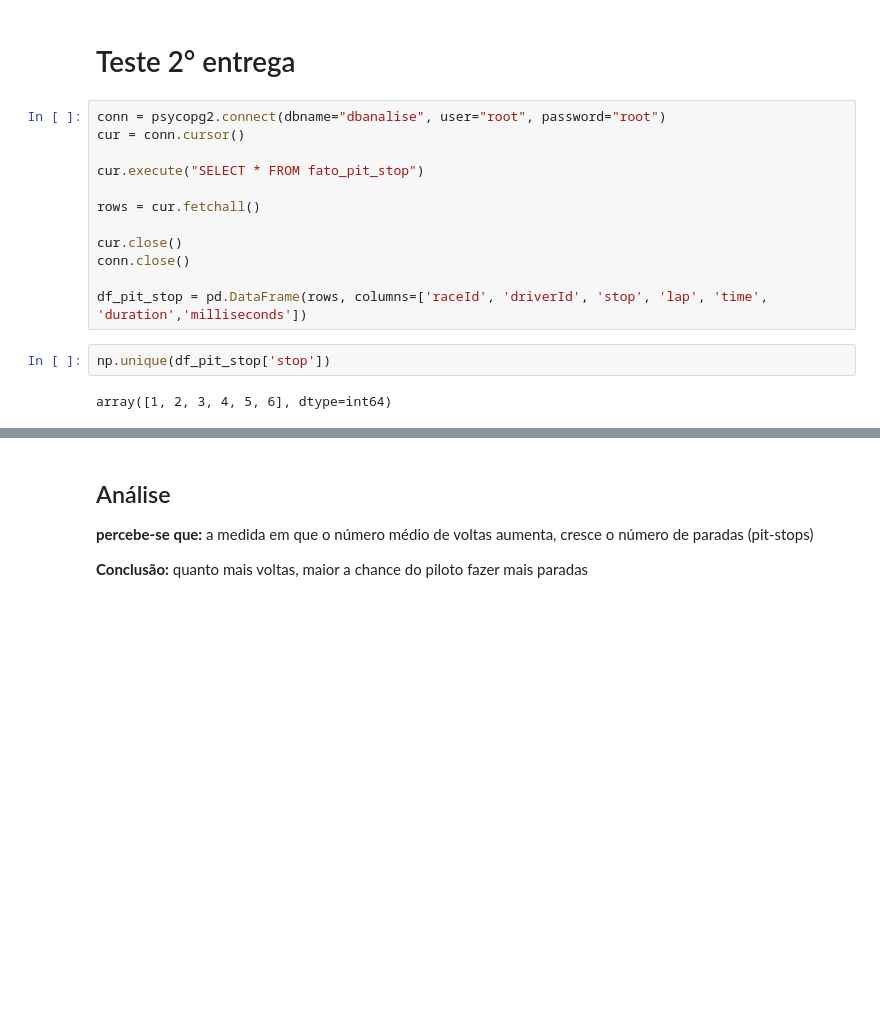
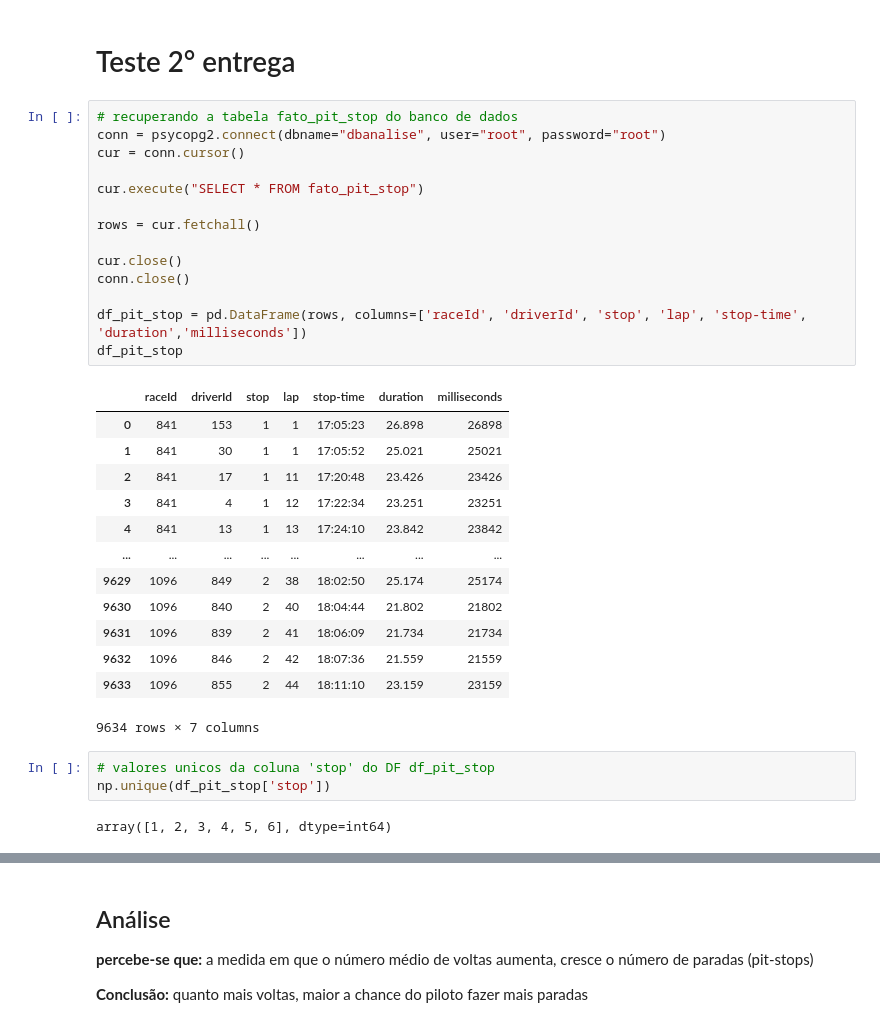
Before and after one commit to SouzaGabriel26/projeto-integrador3, a Jupyter notebook: leituraDados.ipynb, the cells around one changed output, grey strips where cells are left out. Cells and saved outputs as stored; diff of their text form; blank space fills up the shorter version.

```diff
--- a/leituraDados.ipynb
+++ b/leituraDados.ipynb
@@ -119,18 +120,35 @@ df_dimensao_circuito.head()
 # %% [markdown]
 # Teste 2° entrega
 # %%
+# recuperando a tabela fato_pit_stop do banco de dados
 conn = psycopg2.connect(dbname="dbanalise", user="root", password="root")
 cur = conn.cursor()
 
 cur.execute("SELECT * FROM fato_pit_stop")
 
 rows = cur.fetchall()
 
 cur.close()
 conn.close()
 
-df_pit_stop = pd.DataFrame(rows, columns=['raceId', 'driverId', 'stop', 'lap', 'time', 'duration','milliseconds'])
+df_pit_stop = pd.DataFrame(rows, columns=['raceId', 'driverId', 'stop', 'lap', 'stop-time', 'duration','milliseconds'])
+df_pit_stop
+# %% [output]
+|  | raceId | driverId | stop | lap | stop-time | duration | milliseconds |
+| 0 | 841 | 153 | 1 | 1 | 17:05:23 | 26.898 | 26898 |
+| 1 | 841 | 30 | 1 | 1 | 17:05:52 | 25.021 | 25021 |
+| 2 | 841 | 17 | 1 | 11 | 17:20:48 | 23.426 | 23426 |
+| 3 | 841 | 4 | 1 | 12 | 17:22:34 | 23.251 | 23251 |
+| 4 | 841 | 13 | 1 | 13 | 17:24:10 | 23.842 | 23842 |
+| ... | ... | ... | ... | ... | ... | ... | ... |
+| 9629 | 1096 | 849 | 2 | 38 | 18:02:50 | 25.174 | 25174 |
+| 9630 | 1096 | 840 | 2 | 40 | 18:04:44 | 21.802 | 21802 |
+| 9631 | 1096 | 839 | 2 | 41 | 18:06:09 | 21.734 | 21734 |
+| 9632 | 1096 | 846 | 2 | 42 | 18:07:36 | 21.559 | 21559 |
+| 9633 | 1096 | 855 | 2 | 44 | 18:11:10 | 23.159 | 23159 |
+9634 rows × 7 columns
 # %%
+# valores unicos da coluna 'stop' do DF df_pit_stop
 np.unique(df_pit_stop['stop'])
 # %% [output]
 array([1, 2, 3, 4, 5, 6], dtype=int64)
```
Also changed, not shown: parts of 13 cells of this notebook.
